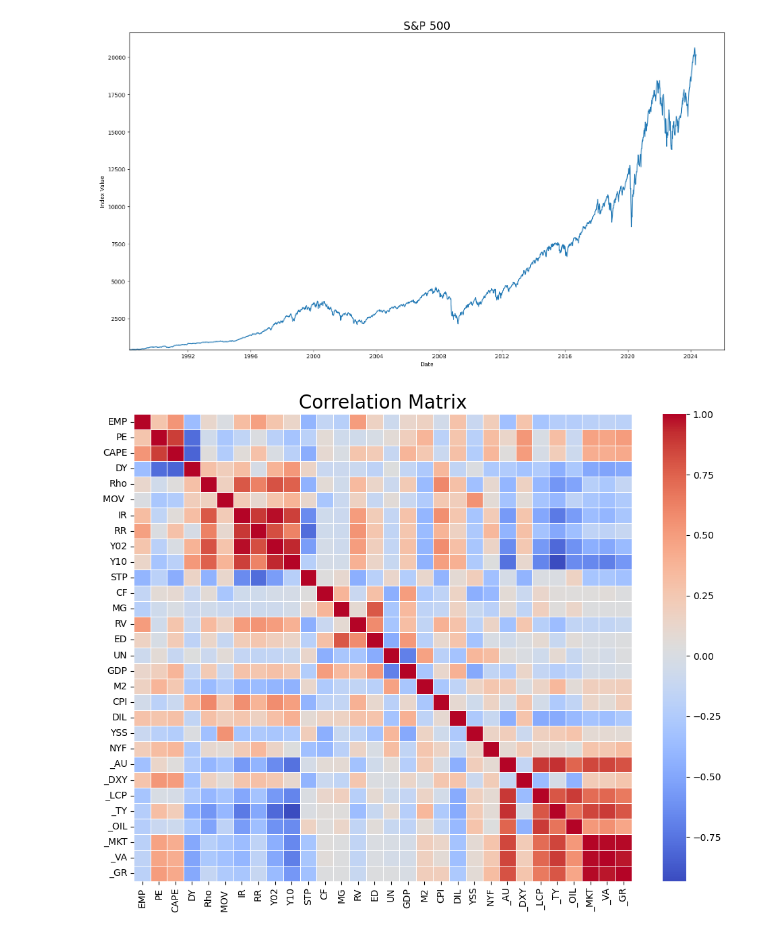
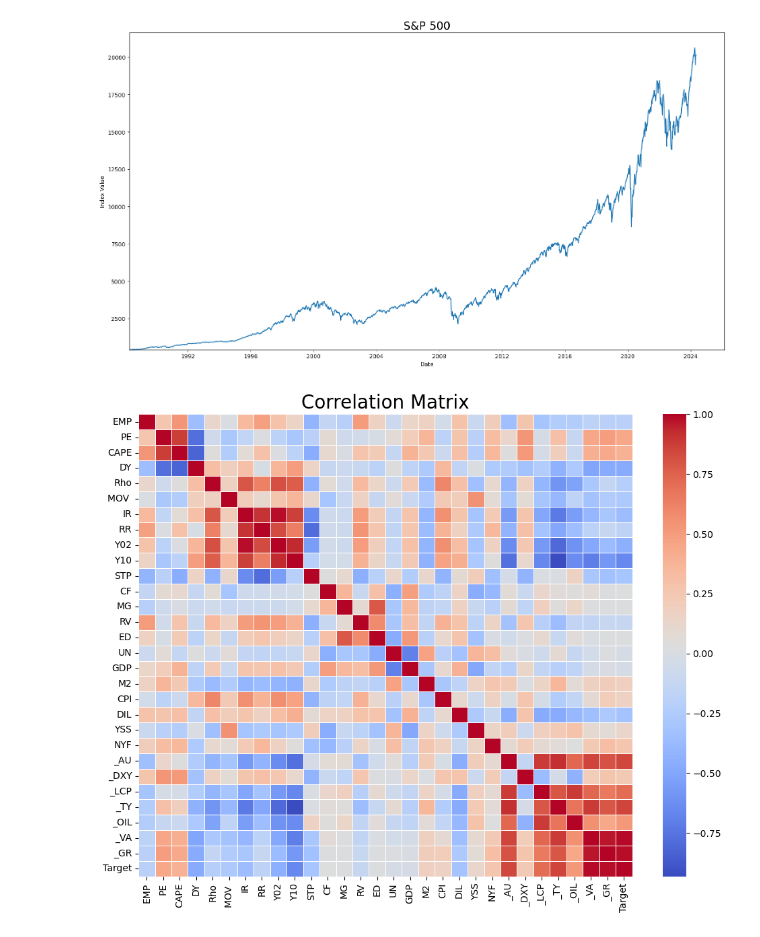
Before and after one commit to stsaxe/Investments-Machine-Learning-for-Finance-2025, a Jupyter notebook: notebooks/data_analysis.ipynb, the cells around one changed output. Cells and saved outputs as stored; diff of their text form; code cells hidden in the pictures.

```diff
--- a/notebooks/data_analysis.ipynb
+++ b/notebooks/data_analysis.ipynb
@@ -48,11 +48,26 @@ plot_column(dataset=data,
 # %% [output]
 [figure]
 # %%
+from sklearn.linear_model import LinearRegression
+
 # note that the first column is the date column
-corr_matrix = data.iloc[:,1:].corr()
+temp = data.copy(deep=True)
+
+selection = []
+
+look_ahead = 13
+temp['Target'] = data[configuration.target_column].shift(look_ahead)
+temp.dropna(axis = 0, inplace = True)
+
+
+temp.drop(selection + [configuration.target_column, configuration.date_column] , axis = 1, inplace=True)
+
+corr_matrix = temp.corr()
+corr_matrix_column = corr_matrix[['Target']].sort_values(by='Target', ascending = False, key = lambda x: abs(x))
+
 
 plot_correlation_matrix(matrix = corr_matrix,
                         title = 'Correlation Matrix',
                         output_path = configuration.output_path + "plots/analysis/")
 # %% [output]
-[figure, old version]
+[figure, new version]
```
Also changed, not shown: parts of 6 cells of this notebook, 13 other files.
